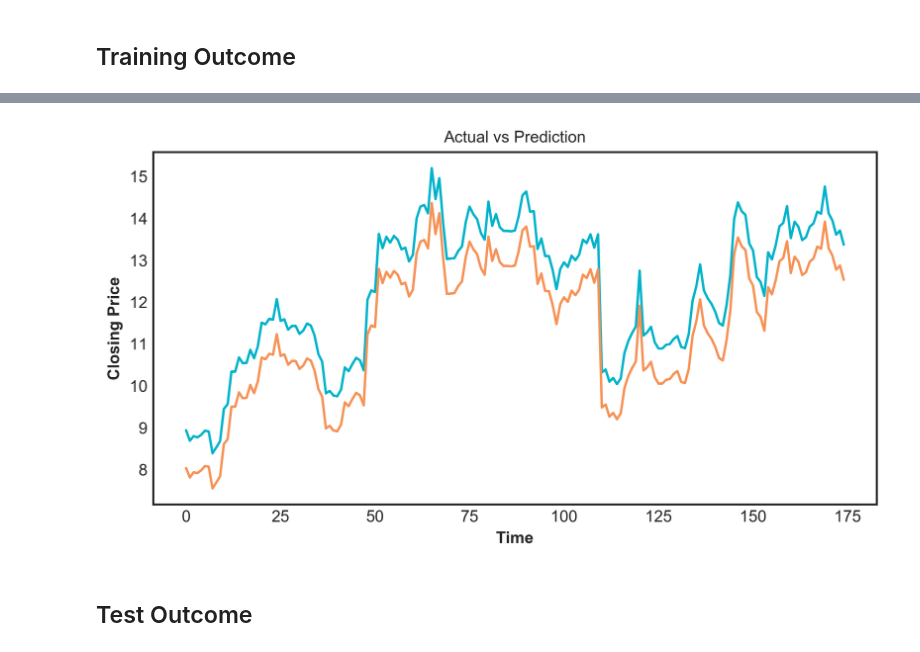
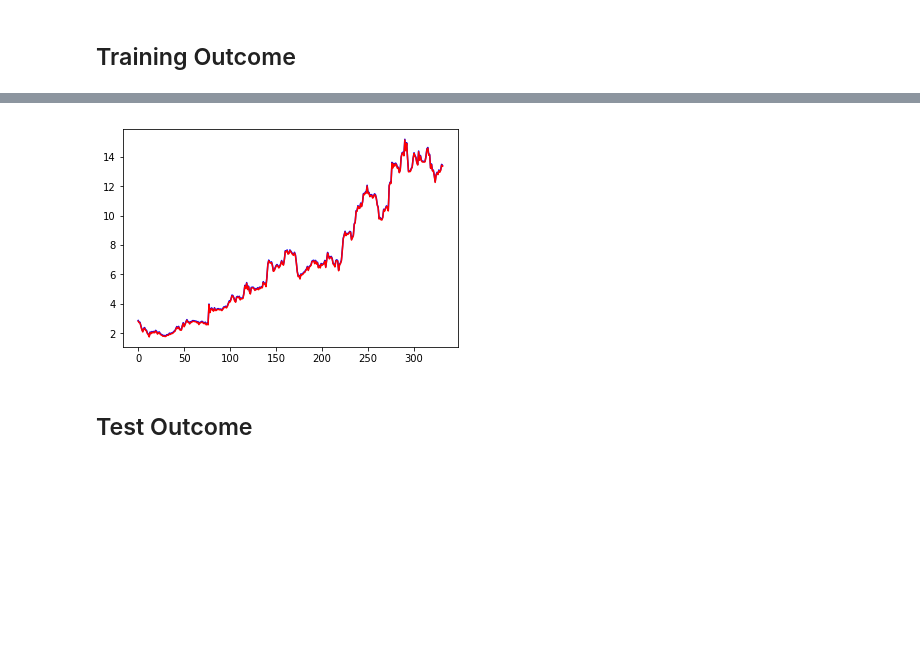
Before and after one commit to rachaeltay/LSTM-Stocks-Prediction, a Jupyter notebook: AMD.ipynb, the cells around one changed output, grey strips where cells are left out. Cells and saved outputs as stored; diff of their text form; code cells hidden in the pictures; blank space fills up the shorter version.

```diff
--- a/AMD.ipynb
+++ b/AMD.ipynb
@@ -182,26 +177,10 @@ Training RMSE: 0.8369
-# %%
-# training_predictions = np.concatenate((np.full((num_lags, 1), training_predictions[0]), training_predictions))
-plt.style.use('seaborn-white')
-plt.rcParams['font.serif'] = 'Ubuntu'
-plt.rcParams['font.monospace'] = 'Ubuntu Mono'
-plt.rcParams['font.size'] = 10
-plt.rcParams['axes.labelsize'] = 10
-plt.rcParams['axes.labelweight'] = 'bold'
-plt.rcParams['axes.titlesize'] = 10
-plt.rcParams['figure.titlesize'] = 12
-
-# Set an aspect ratio
-width, height = plt.figaspect(0.5)
-fig = plt.figure(figsize=(width,height), dpi=400)
-
-plt.xlabel('Time')
-plt.ylabel('Closing Price')
-plt.title('Actual vs Prediction')
-pyplot.plot(stocks[0].iloc[:training_size, :].values, color = "#00b3ca", label='Actual')
-pyplot.plot(training_predictions, color = "#f69256", label='Prediction')
-plt.show()
-# %% [output]
-[figure, removed]
+# %%
+# training_predictions = np.concatenate((np.full((num_lags, 1), training_predictions[0]), training_predictions))
+pyplot.plot(stocks[0].iloc[:training_size, :].values, color = "blue")
+pyplot.plot(training_predictions, color = "red")
+pyplot.show()
+# %% [output]
+[figure, added]
 # %% [markdown]
 ## Test Outcome
 # %%
```
Also changed, not shown: parts of 10 cells of this notebook, 3 other files.
